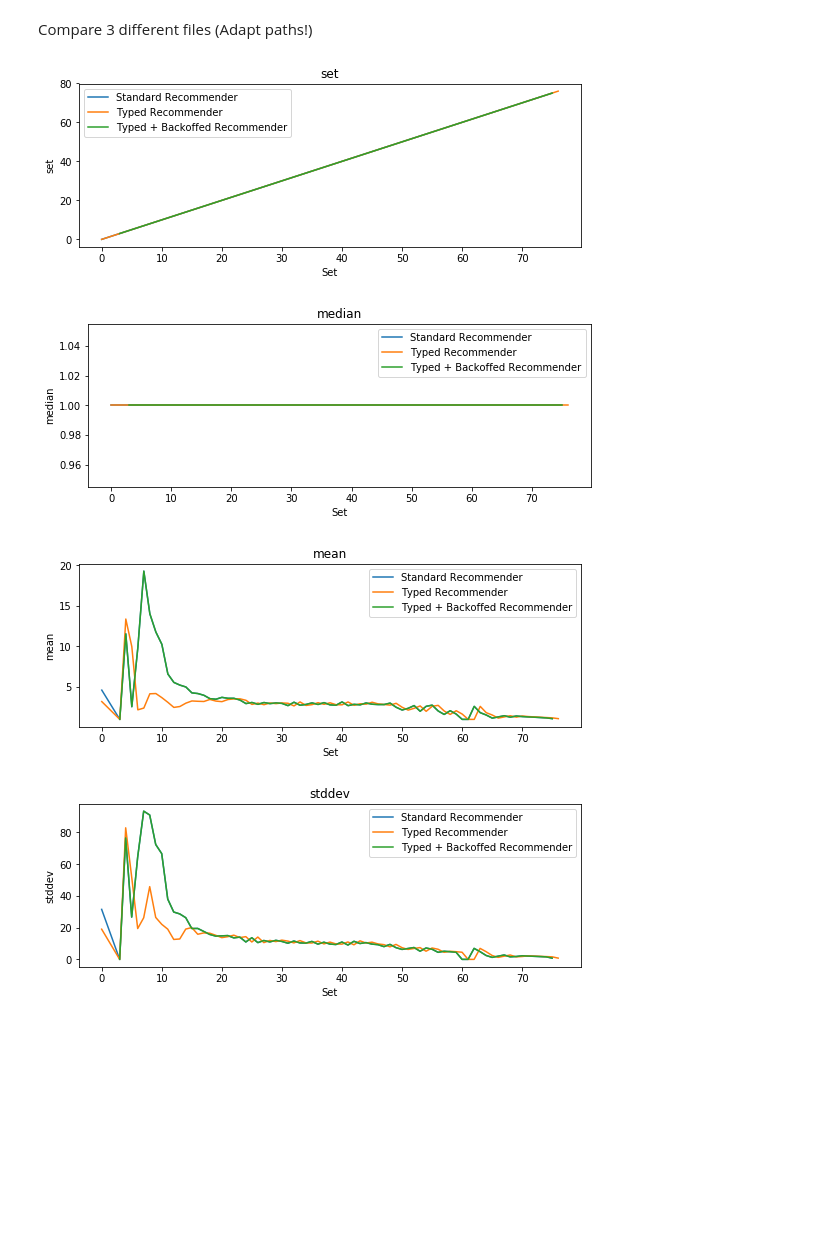
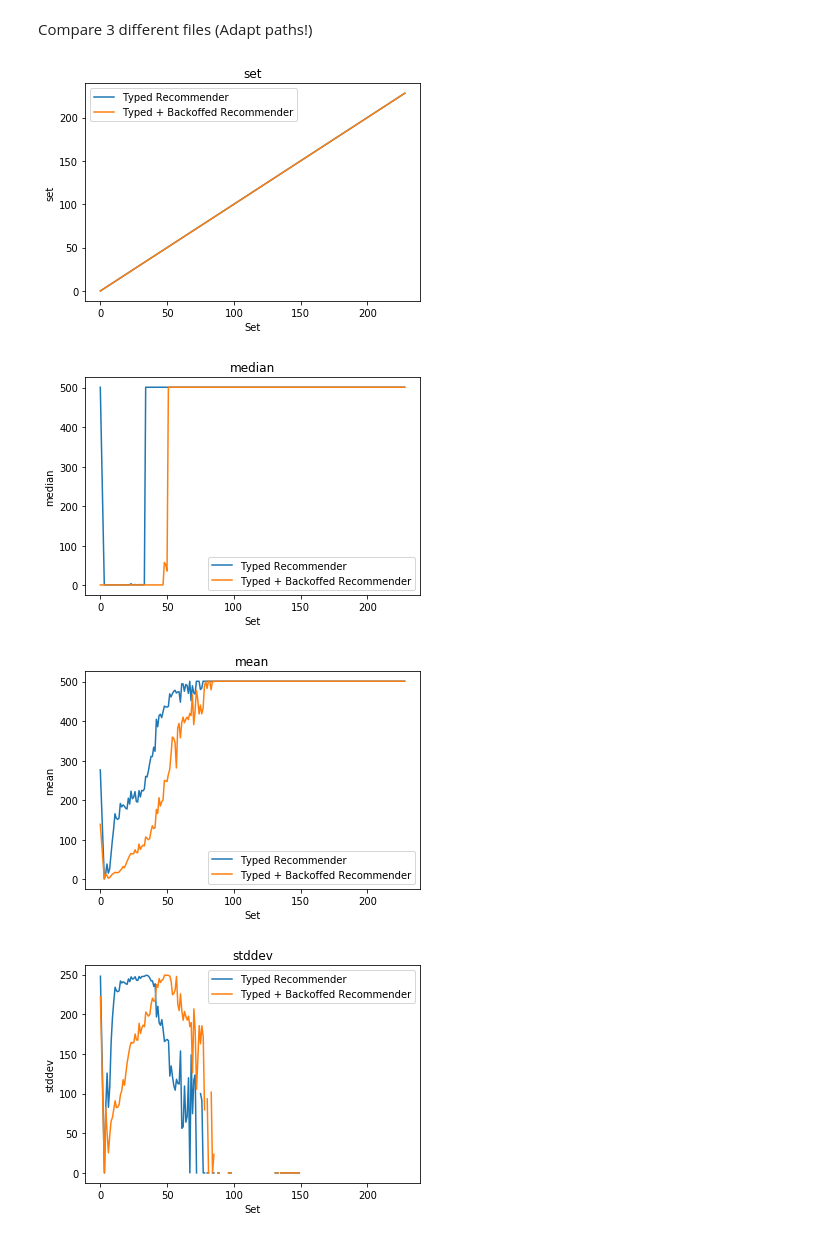
Before and after one commit to lgleim/SchemaTreeRecommender, a Jupyter notebook: evaluation/visualization_single_evaluation.ipynb, the cells around one changed output. Cells and saved outputs as stored; diff of their text form; code cells hidden in the pictures; blank space fills up the shorter version.

```diff
--- a/evaluation/visualization_single_evaluation.ipynb
+++ b/evaluation/visualization_single_evaluation.ipynb
@@ -126,21 +127,21 @@ Compare 3 different files (Adapt paths!)
 # %%
 
 df_recommender = pd.read_csv("../testdata/10M.nt_1in2_test.gz_org.csv",encoding = "ISO-8859-1", skipinitialspace=True)
-df_types = pd.read_csv("../testdata/10M.nt_1in2_test.gz_typed.csv",encoding = "ISO-8859-1", skipinitialspace=True)
-df_types_and_backoff = pd.read_csv("../testdata/10M.nt_1in2_test.gz_typed_backoffed.csv",encoding = "ISO-8859-1", skipinitialspace=True)
+df_types = pd.read_csv("../testdata/adapted2/10M.nt_1in2_test.gz_typed.csv",encoding = "ISO-8859-1", skipinitialspace=True)
+df_types_and_backoff = pd.read_csv("../testdata/adapted2/10M.nt_1in2_test.gz_typed_backoff.csv",encoding = "ISO-8859-1", skipinitialspace=True)
 
 for column in df_recommender:
     #standard deviation
-    plt.plot(df_recommender['set'],df_recommender[column], label="Standard Recommender")
+    #plt.plot(df_recommender['set'],df_recommender[column], label="Standard Recommender")
     plt.plot(df_types['set'],df_types[column], label="Typed Recommender")
-    plt.plot(df_detailed['set'],df_detailed[column], label="Typed + Backoffed Recommender")
+    plt.plot(df_types_and_backoff['set'],df_types_and_backoff[column], label="Typed + Backoffed Recommender")
     plt.title(column)
     plt.xlabel("Set")
     plt.ylabel(column)
     plt.legend()
     plt.show()
 # %% [output]
-[figure, old version]
+[figure, new version]
-[figure, old version]
+[figure, new version]
-[figure, old version]
+[figure, new version]
-[figure, old version]
+[figure, new version]
```
Also changed, not shown: parts of 2 cells of this notebook, 5 other files.
